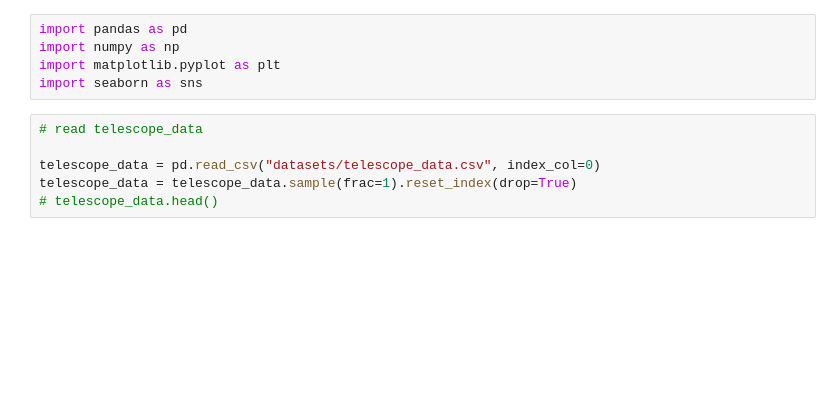
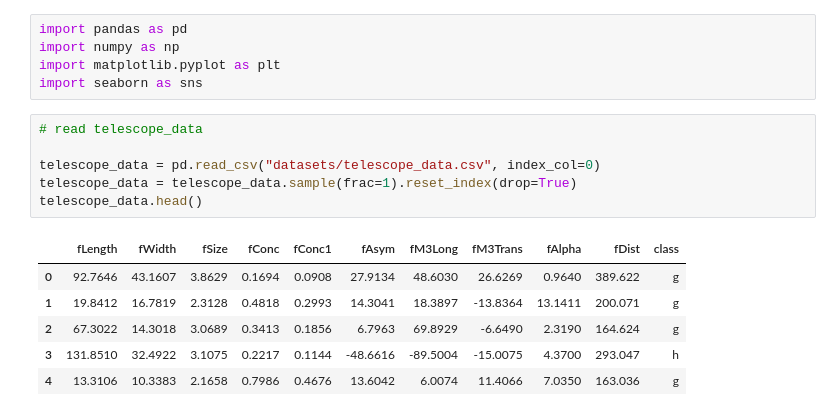
Before and after one commit to oadel1814/Machine-Learning-Classifiaction-and-Regression, a Jupyter notebook: KNN.ipynb, the cells around one changed output. Cells and saved outputs as stored; diff of their text form; blank space fills up the shorter version.

```diff
--- a/KNN.ipynb
+++ b/KNN.ipynb
@@ -6,7 +6,14 @@ import seaborn as sns
 # %%
 # read telescope_data
 
 telescope_data = pd.read_csv("datasets/telescope_data.csv", index_col=0)
 telescope_data = telescope_data.sample(frac=1).reset_index(drop=True)
-# telescope_data.head()
+telescope_data.head()
+# %% [output]
+|  | fLength | fWidth | fSize | fConc | fConc1 | fAsym | fM3Long | fM3Trans | fAlpha | fDist | class |
+| 0 | 92.7646 | 43.1607 | 3.8629 | 0.1694 | 0.0908 | 27.9134 | 48.6030 | 26.6269 | 0.9640 | 389.622 | g |
+| 1 | 19.8412 | 16.7819 | 2.3128 | 0.4818 | 0.2993 | 14.3041 | 18.3897 | -13.8364 | 13.1411 | 200.071 | g |
+| 2 | 67.3022 | 14.3018 | 3.0689 | 0.3413 | 0.1856 | 6.7963 | 69.8929 | -6.6490 | 2.3190 | 164.624 | g |
+| 3 | 131.8510 | 32.4922 | 3.1075 | 0.2217 | 0.1144 | -48.6616 | -89.5004 | -15.0075 | 4.3700 | 293.047 | h |
+| 4 | 13.3106 | 10.3383 | 2.1658 | 0.7986 | 0.4676 | 13.6042 | 6.0074 | 11.4066 | 7.0350 | 163.036 | g |
 # %%
```
Also changed, not shown: parts of 12 cells of this notebook.
